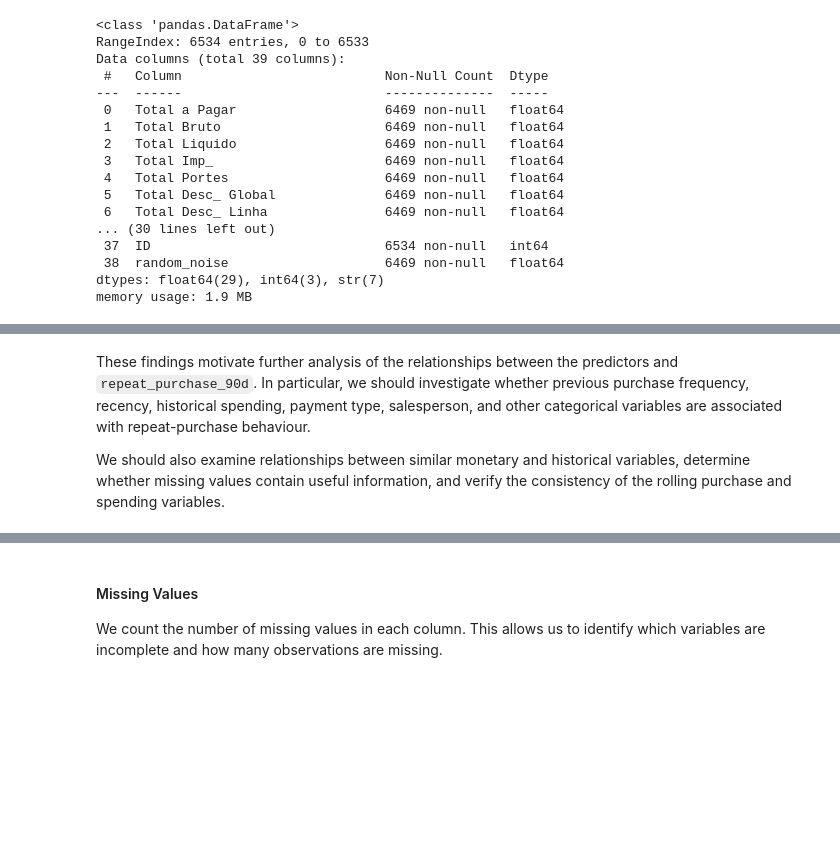
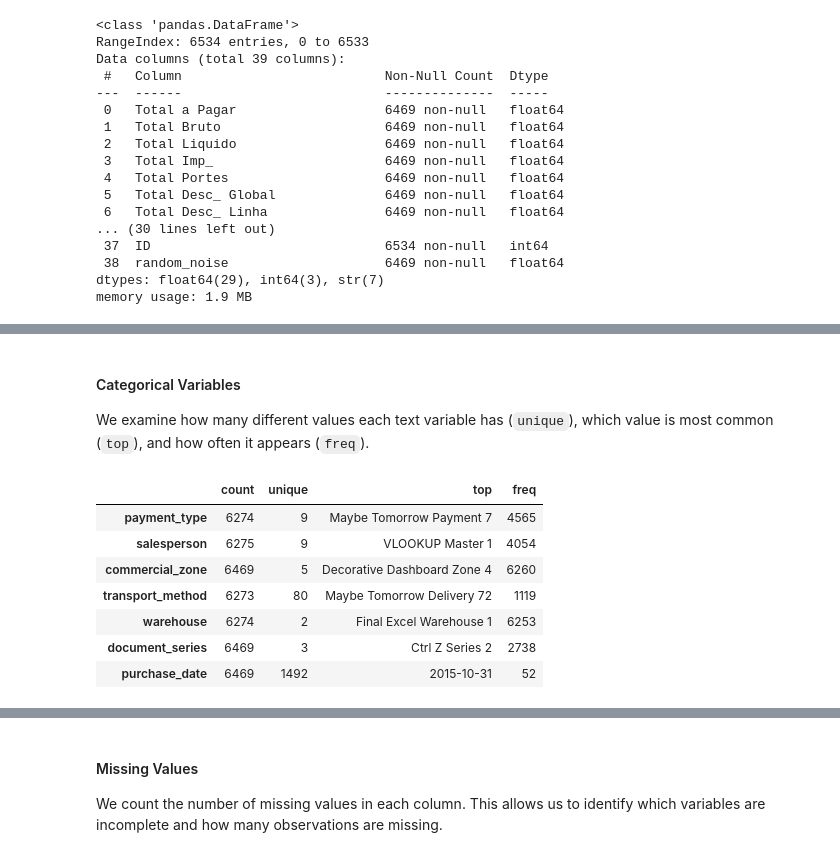
Before and after one commit to alfredosoudo21/ML_Group_04, a Jupyter notebook: notebooks/01_data_exploration.ipynb, the cells around one changed output, grey strips where cells are left out. Cells and saved outputs as stored; diff of their text form; code cells hidden in the pictures; blank space fills up the shorter version.

```diff
--- a/notebooks/01_data_exploration.ipynb
+++ b/notebooks/01_data_exploration.ipynb
@@ -189,4 +188,16 @@ At least 75% of the observations have no shipping costs or global discount, and
 # %% [markdown]
-These findings motivate further analysis of the relationships between the predictors and `repeat_purchase_90d`. In particular, we should investigate whether previous purchase frequency, recency, historical spending, payment type, salesperson, and other categorical variables are associated with repeat-purchase behaviour.
+#### Categorical Variables
 
-We should also examine relationships between similar monetary and historical variables, determine whether missing values contain useful information, and verify the consistency of the rolling purchase and spending variables.
+We examine how many different values each text variable has (`unique`), which value is most common (`top`), and how often it appears (`freq`).
+# %%
+categorical_statistics = train.describe(include=['str', 'object', 'category']).T
+categorical_statistics
+# %% [output]
+|  | count | unique | top | freq |
+| payment_type | 6274 | 9 | Maybe Tomorrow Payment 7 | 4565 |
+| salesperson | 6275 | 9 | VLOOKUP Master 1 | 4054 |
+| commercial_zone | 6469 | 5 | Decorative Dashboard Zone 4 | 6260 |
+| transport_method | 6273 | 80 | Maybe Tomorrow Delivery 72 | 1119 |
+| warehouse | 6274 | 2 | Final Excel Warehouse 1 | 6253 |
+| document_series | 6469 | 3 | Ctrl Z Series 2 | 2738 |
+| purchase_date | 6469 | 1492 | 2015-10-31 | 52 |
```
Also changed, not shown: parts of 24 cells of this notebook, 1 other file.
